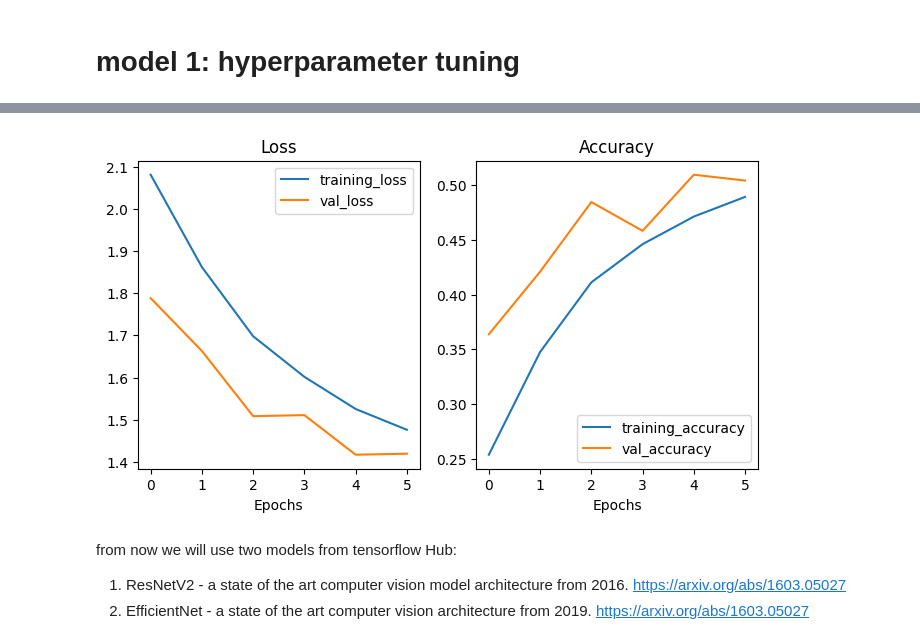
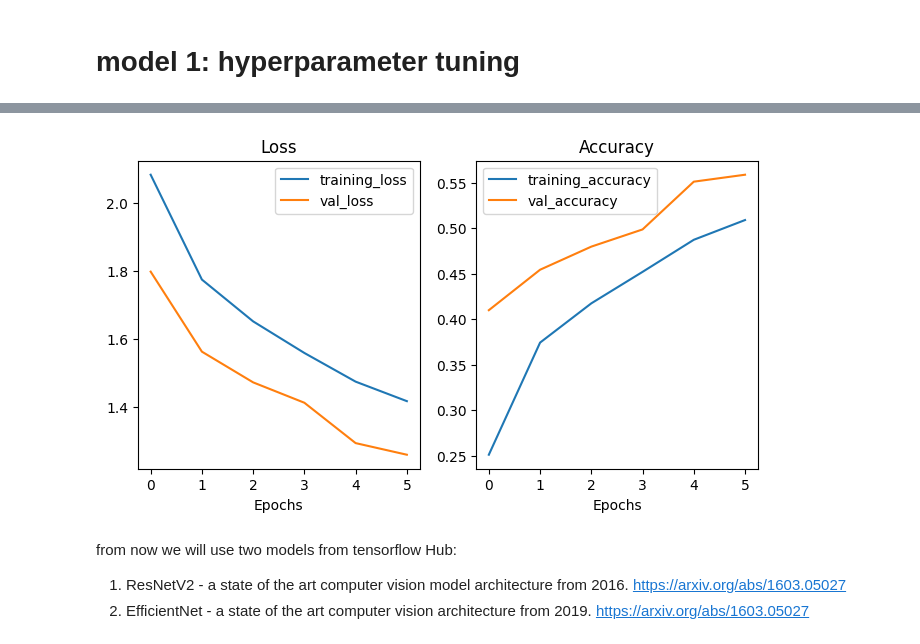
Before and after one commit to Gaurav-phatkare/Classification-Models-Tensorflow, a Jupyter notebook: Multiclass_classification_using_deep_learning.ipynb, the cells around one changed output, grey strips where cells are left out. Saved outputs shown, nothing was run; the diff lists cells and outputs as text; code cells hidden in the pictures.

```diff
--- a/Multiclass_classification_using_deep_learning.ipynb
+++ b/Multiclass_classification_using_deep_learning.ipynb
@@ -412,7 +414,7 @@ model_1 = tf.keras.Sequential([
     tf.keras.layers.MaxPool2D(pool_size = 2),
 
     tf.keras.layers.Conv2D(10, 3, activation = 'relu'),
-    tf.keras.layers.Conv2D(10, 3, activation = 'relu'),
+    # tf.keras.layers.Conv2D(10, 3, activation = 'relu'),
     tf.keras.layers.Conv2D(10, 3, activation = 'relu'),
     tf.keras.layers.MaxPool2D(),
 
@@ -476,7 +478,8 @@ Epoch 6/6
-# %%
-plot_loss_curves(history_1)
-# %% [output]
-[figure, removed]
+# %%
+curve_1 = plot_loss_curves(history_1)
+curve_1
+# %% [output]
+[figure, added]
 # %% [markdown]
 from now we will use two models from tensorflow Hub:
 1. ResNetV2 - a state of the art computer vision model architecture from 2016.
```
Also changed, not shown: parts of 53 cells of this notebook.
